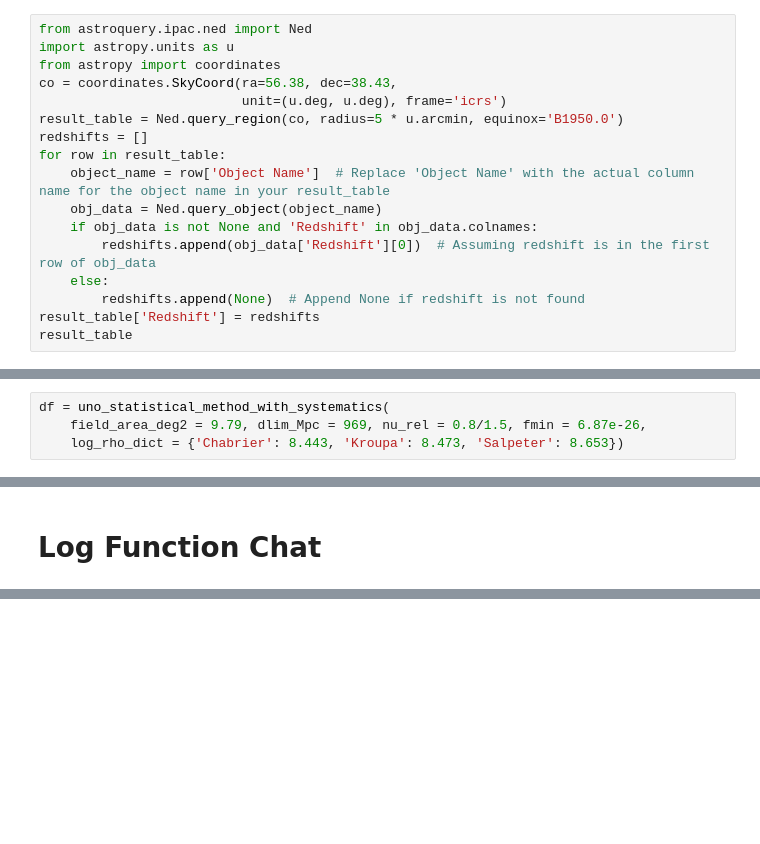
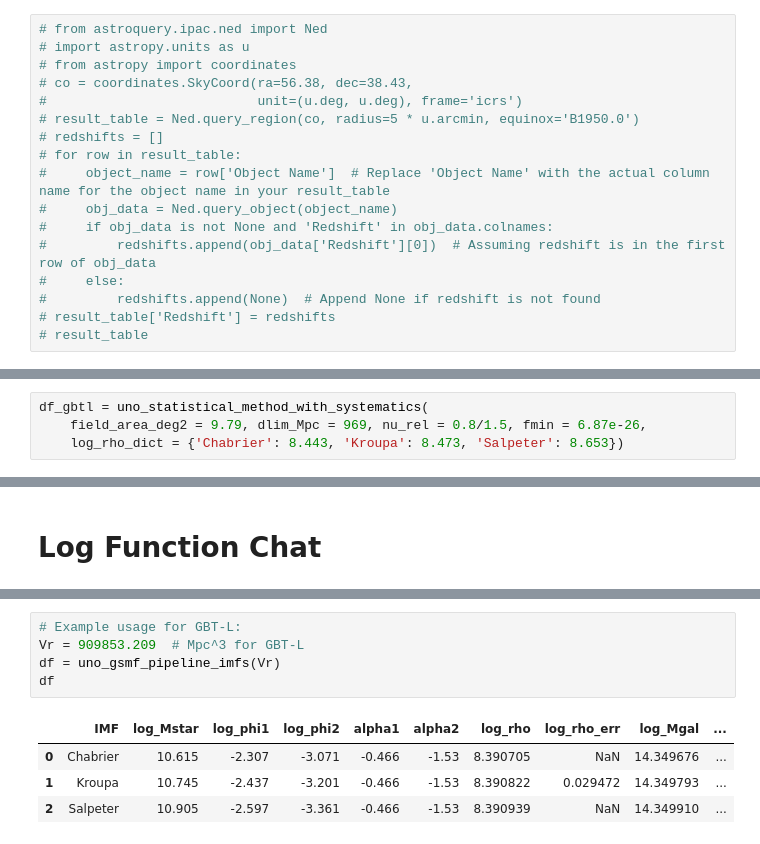
Before and after one commit to matti656/beamseti, a Jupyter notebook: NED.ipynb, the cells around one changed output, grey strips where cells are left out. Drawn from its saved outputs; the diff is of its cells as text; blank space fills up the shorter version.

```diff
--- a/NED.ipynb
+++ b/NED.ipynb
@@ -375,19 +335,19 @@ region_1
 | 234 | 235 | WISEA J081755.96-615421.7 | 124.48320 | -61.90605 | IrS | NaN | NaN |  | ... |
 235 rows × 20 columns
 # %%
-from astroquery.ipac.ned import Ned
-import astropy.units as u
-from astropy import coordinates
-co = coordinates.SkyCoord(ra=56.38, dec=38.43,
-                          unit=(u.deg, u.deg), frame='icrs')
-result_table = Ned.query_region(co, radius=5 * u.arcmin, equinox='B1950.0')
-redshifts = []
-for row in result_table:
-    object_name = row['Object Name']  # Replace 'Object Name' with the actual column name for the object name in your result_table
-    obj_data = Ned.query_object(object_name)
-    if obj_data is not None and 'Redshift' in obj_data.colnames:
-        redshifts.append(obj_data['Redshift'][0])  # Assuming redshift is in the first row of obj_data
-    else:
-        redshifts.append(None)  # Append None if redshift is not found
-result_table['Redshift'] = redshifts
-result_table
+# from astroquery.ipac.ned import Ned
+# import astropy.units as u
+# from astropy import coordinates
+# co = coordinates.SkyCoord(ra=56.38, dec=38.43,
+#                           unit=(u.deg, u.deg), frame='icrs')
+# result_table = Ned.query_region(co, radius=5 * u.arcmin, equinox='B1950.0')
+# redshifts = []
+# for row in result_table:
+#     object_name = row['Object Name']  # Replace 'Object Name' with the actual column name for the object name in your result_table
+#     obj_data = Ned.query_object(object_name)
+#     if obj_data is not None and 'Redshift' in obj_data.colnames:
+#         redshifts.append(obj_data['Redshift'][0])  # Assuming redshift is in the first row of obj_data
+#     else:
+#         redshifts.append(None)  # Append None if redshift is not found
+# result_table['Redshift'] = redshifts
+# result_table
@@ -1036,5 +1325,5 @@ def uno_statistical_method_with_systematics(
 # %%
-df = uno_statistical_method_with_systematics(
+df_gbtl = uno_statistical_method_with_systematics(
     field_area_deg2 = 9.79, dlim_Mpc = 969, nu_rel = 0.8/1.5, fmin = 6.87e-26,
     log_rho_dict = {'Chabrier': 8.443, 'Kroupa': 8.473, 'Salpeter': 8.653})
 # %%
@@ -1579,0 +2201,10 @@ df_log_per
+# %%
+# Example usage for GBT-L:
+Vr = 909853.209  # Mpc^3 for GBT-L
+df = uno_gsmf_pipeline_imfs(Vr)
+df
+# %% [output]
+|  | IMF | log_Mstar | log_phi1 | log_phi2 | alpha1 | alpha2 | log_rho | log_rho_err | log_Mgal | ... |
+| 0 | Chabrier | 10.615 | -2.307 | -3.071 | -0.466 | -1.53 | 8.390705 | NaN | 14.349676 | ... |
+| 1 | Kroupa | 10.745 | -2.437 | -3.201 | -0.466 | -1.53 | 8.390822 | 0.029472 | 14.349793 | ... |
+| 2 | Salpeter | 10.905 | -2.597 | -3.361 | -0.466 | -1.53 | 8.390939 | NaN | 14.349910 | ... |
```
Also changed, not shown: parts of 47 cells of this notebook, 1 other file.
